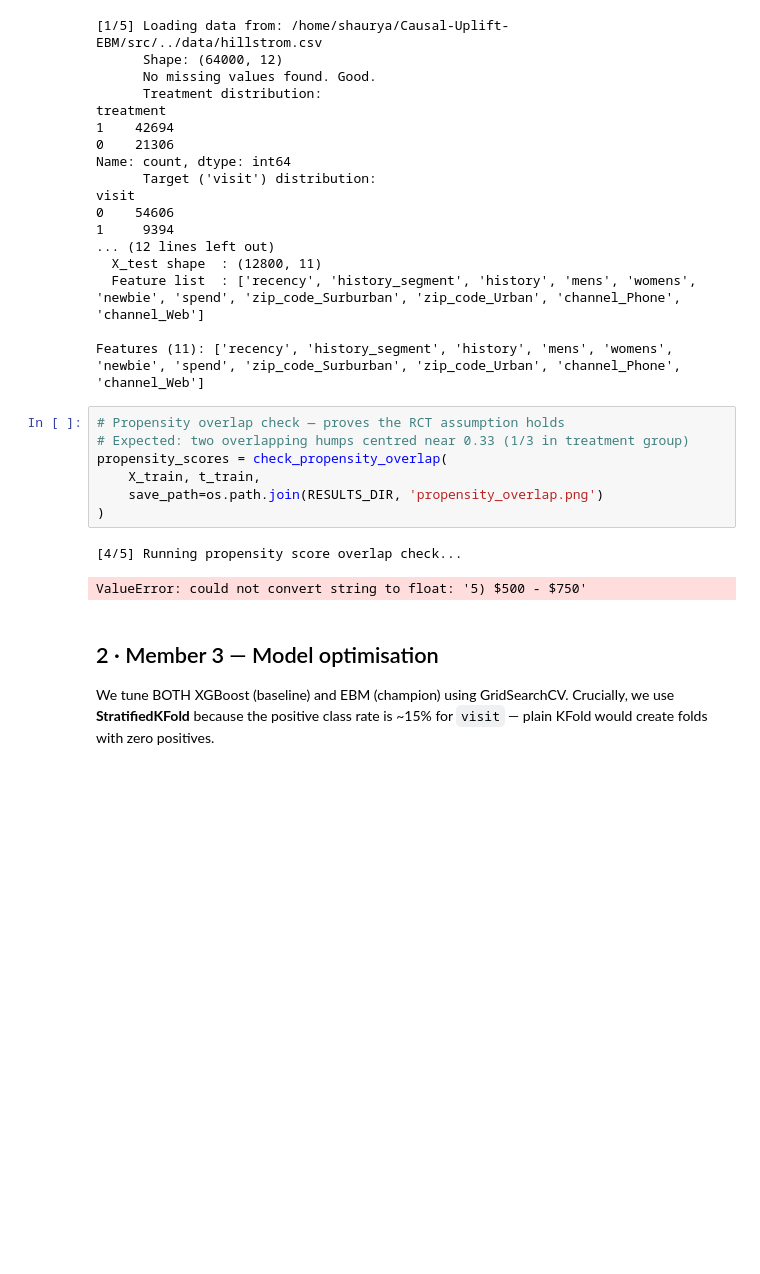
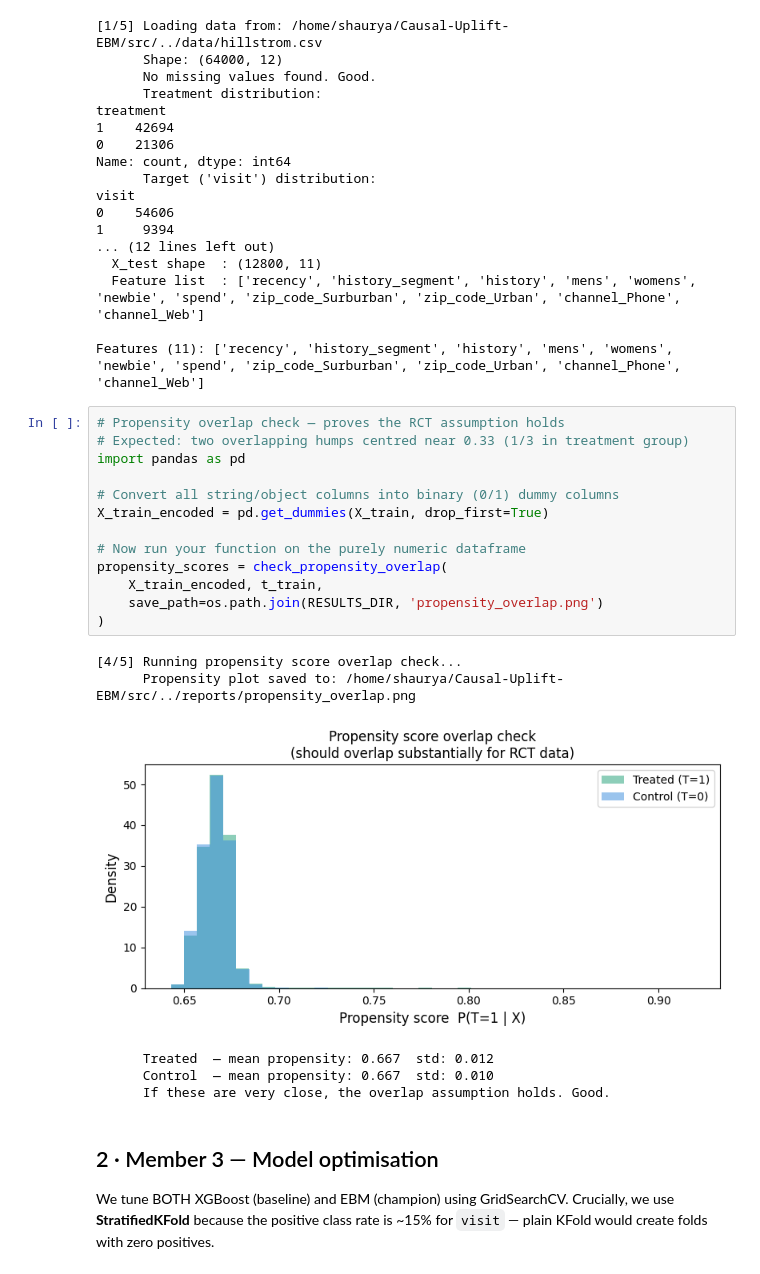
Before and after one commit to shaurya-manjkhola/Causal-Uplift-EBM, a Jupyter notebook: notebooks/02_modelling.ipynb, the cells around one changed output. Cells and saved outputs as stored; diff of their text form; blank space fills up the shorter version.

```diff
--- a/notebooks/02_modelling.ipynb
+++ b/notebooks/02_modelling.ipynb
@@ -63,13 +63,23 @@ Features (11): ['recency', 'history_segment', 'history', 'mens', 'womens', 'newb
 # %%
 # Propensity overlap check — proves the RCT assumption holds
 # Expected: two overlapping humps centred near 0.33 (1/3 in treatment group)
+import pandas as pd
+
+# Convert all string/object columns into binary (0/1) dummy columns
+X_train_encoded = pd.get_dummies(X_train, drop_first=True)
+
+# Now run your function on the purely numeric dataframe
 propensity_scores = check_propensity_overlap(
-    X_train, t_train,
+    X_train_encoded, t_train,
     save_path=os.path.join(RESULTS_DIR, 'propensity_overlap.png')
 )
 # %% [output]
 [4/5] Running propensity score overlap check...
+      Propensity plot saved to: /home/shaurya/Causal-Uplift-EBM/src/../reports/propensity_overlap.png
+[figure, added]
-ValueError: could not convert string to float: '5) $500 - $750'
+      Treated  — mean propensity: 0.667  std: 0.012
+      Control  — mean propensity: 0.667  std: 0.010
+      If these are very close, the overlap assumption holds. Good.
 # %% [markdown]
 ## 2 · Member 3 — Model optimisation
 We tune BOTH XGBoost (baseline) and EBM (champion) using GridSearchCV.
```
Also changed, not shown: parts of 21 cells of this notebook, 19 other files.
